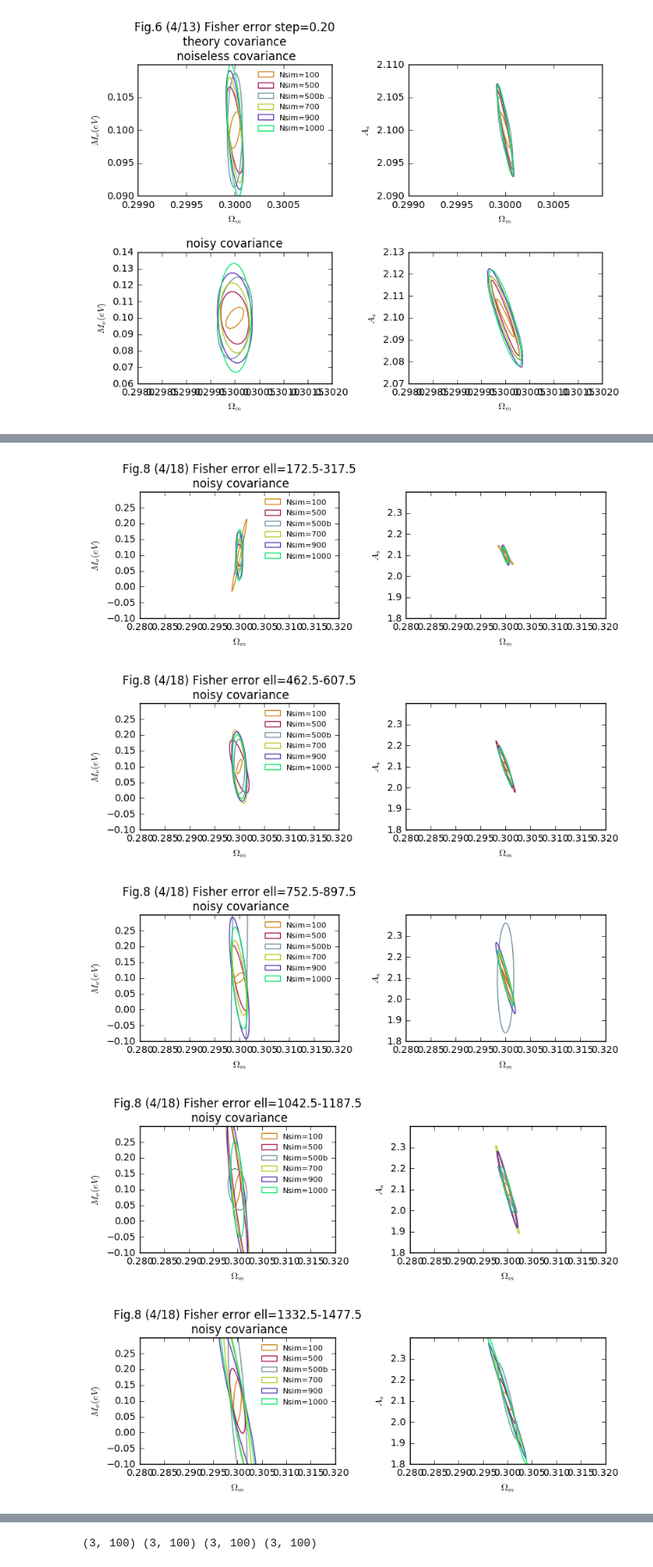
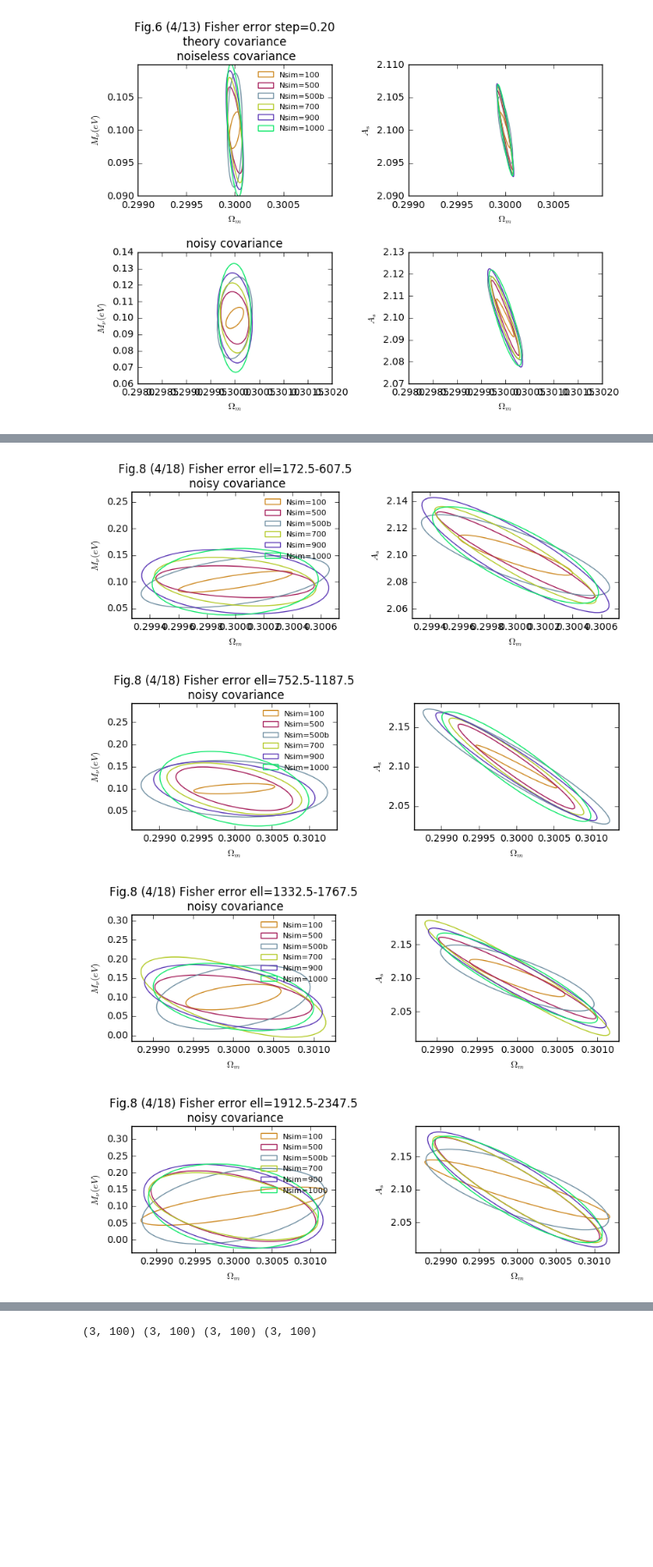
Before and after one commit to liuxx479/PDFs, a Jupyter notebook: Fisher_PDF.ipynb, the cells around one changed output, grey strips where cells are left out. Shown at 86% size. Saved outputs shown, nothing was run; the diff lists cells and outputs as text; code cells hidden in the pictures; blank space fills up the shorter version.

```diff
--- a/Fisher_PDF.ipynb
+++ b/Fisher_PDF.ipynb
@@ -786,7 +786,7 @@ show()
 ps_full_arr = [psI_Mat_flat_r100, psI_Mat_flat_r500, psI_Mat_flat_r500b,
                psI_Mat_flat_r700, psI_Mat_flat_r900,psI_Mat_flat]
 ## use covariance: covN_inverse, labels
-Nell=2
+Nell=4
 idx_ell = arange(0, 21, Nell)
 
 ir=0.2
@@ -810,7 +810,7 @@ for iii in range(20/Nell-1):
 
 
     Fisher_ps_arr = [Fisher(icovI, der_arr[i], ir=ir, Na=Na_arr[i]) for i in range(len(ps_full_arr))]
-    print 'Fisher error on [Mnu, omega_m, A_s], ell range %s-%s'%(ellcamb[idx_ell[iii]],ellcamb[idx_ell[iii+1]-1])
+    print 'Fisher error on [omega_m, Mnu, A_s], ell range %s-%s'%(ellcamb[idx_ell[iii]],ellcamb[idx_ell[iii+1]-1])
     i=0
     for iF in Fisher_ps_arr:
         print iF[1], labels[i]
@@ -831,11 +831,11 @@ for i in range(FerrorsEll.shape[0]):
         iF = FmatsEll[i,k]
         plotEllipse([0.3, 0.1], mat(iF).I[[0,1],:][:,[0,1]] ,icolor,lss,'Nsim=%s'%(fnNsim[k][1:]),ax1)
         plotEllipse([0.3, 2.1], mat(iF).I[[0,2],:][:,[0,2]] ,icolor,lss,'Nsim=%s'%(fnNsim[k][1:]),ax2)
-
-    ax1.set_xlim(0.28, .32)
-    ax1.set_ylim(-0.1, 0.3)
-    ax2.set_xlim(0.28, 0.32)
-    ax2.set_ylim(1.8, 2.4)
+    e1,e2,e3=amax(FerrorsEll[i],0)*1.1
+    ax1.set_xlim(0.3-e1, 0.3+e1)
+    ax1.set_ylim(0.1-e2, 0.2+e2)
+    ax2.set_xlim(0.3-e1, 0.3+e1)
+    ax2.set_ylim(2.1-e3, 2.1+e3)
     ax1.set_xlabel(r'$\Omega_m$')
     ax1.set_ylabel(r'$M_\nu(eV)$')
     ax2.set_xlabel(r'$\Omega_m$')
@@ -866,5 +866,4 @@ Fisher error on [Mnu, omega_m, A_s], ell range 462.5-607.5
-[figure, old version]
+[figure, new version]
-[figure, old version]
+[figure, new version]
-[figure, old version]
+[figure, new version]
-[figure, old version]
+[figure, new version]
-[figure, removed]
```
Also changed, not shown: parts of 3 cells of this notebook.
